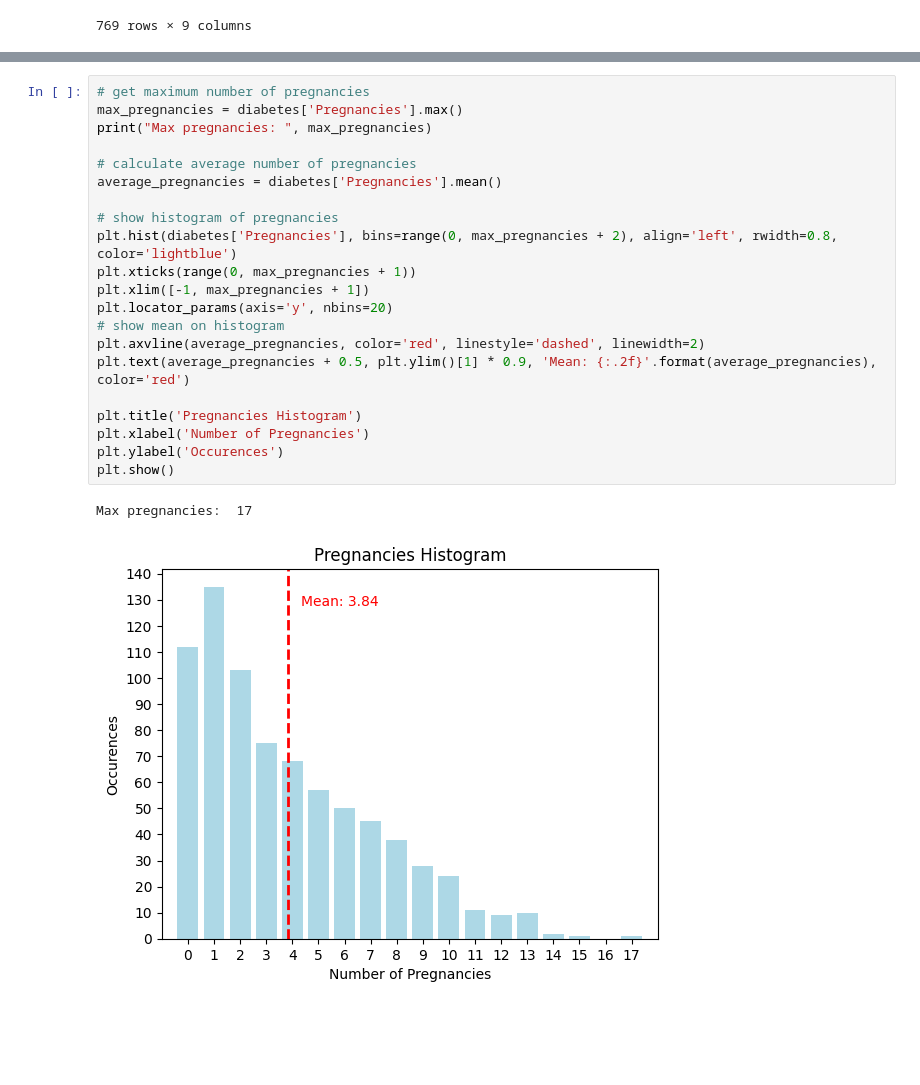
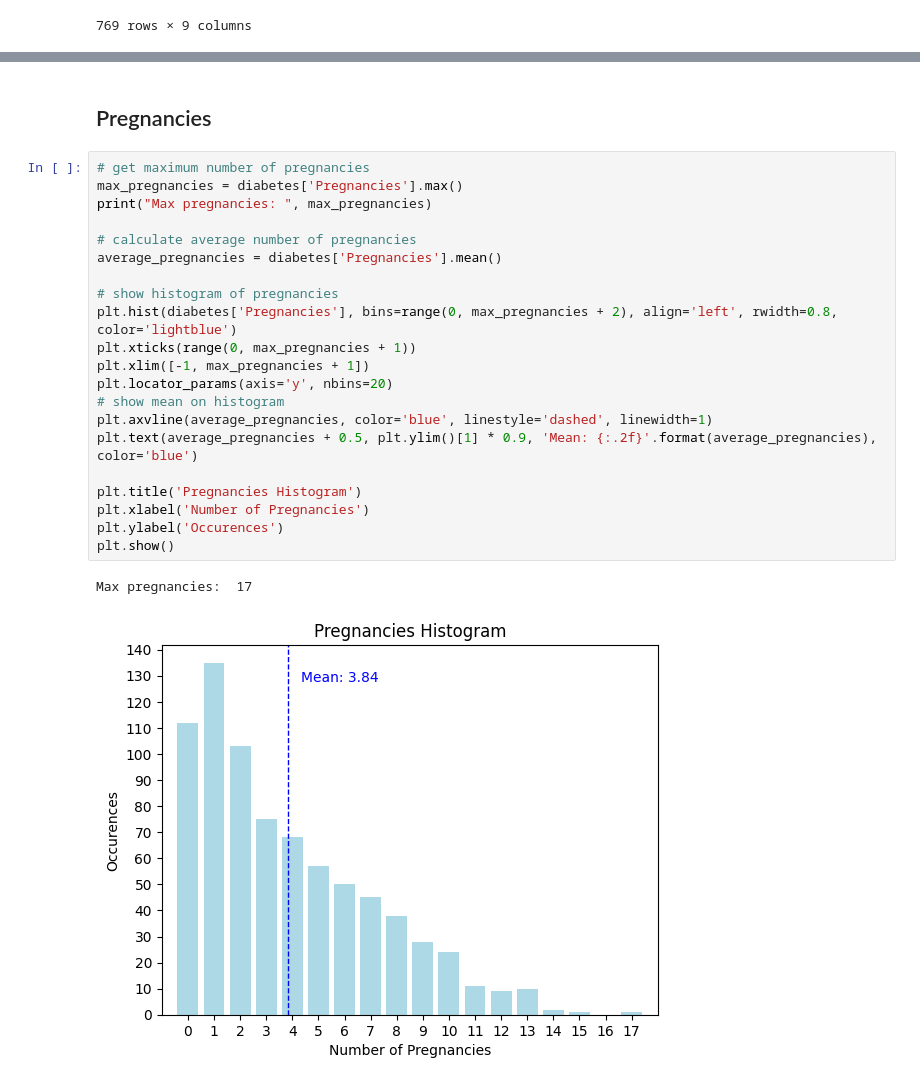
Before and after one commit to Bluxen/DA-Project1, a Jupyter notebook: 13_diabetes_prediction.ipynb, the cells around one changed output, grey strips where cells are left out. Saved outputs shown, nothing was run; the diff lists cells and outputs as text; blank space fills up the shorter version.

```diff
--- a/13_diabetes_prediction.ipynb
+++ b/13_diabetes_prediction.ipynb
@@ -43,24 +43,26 @@ The diabetes dataset is a widely used dataset in machine learning and healthcare
+# %% [markdown]
+## Pregnancies
 # %%
 # get maximum number of pregnancies
 max_pregnancies = diabetes['Pregnancies'].max()
 print("Max pregnancies: ", max_pregnancies)
 
 # calculate average number of pregnancies
 average_pregnancies = diabetes['Pregnancies'].mean()
 
 # show histogram of pregnancies
 plt.hist(diabetes['Pregnancies'], bins=range(0, max_pregnancies + 2), align='left', rwidth=0.8, color='lightblue')
 plt.xticks(range(0, max_pregnancies + 1))
 plt.xlim([-1, max_pregnancies + 1])
 plt.locator_params(axis='y', nbins=20)
 # show mean on histogram
-plt.axvline(average_pregnancies, color='red', linestyle='dashed', linewidth=2)
-plt.text(average_pregnancies + 0.5, plt.ylim()[1] * 0.9, 'Mean: {:.2f}'.format(average_pregnancies), color='red')
+plt.axvline(average_pregnancies, color='blue', linestyle='dashed', linewidth=1)
+plt.text(average_pregnancies + 0.5, plt.ylim()[1] * 0.9, 'Mean: {:.2f}'.format(average_pregnancies), color='blue')
 
 plt.title('Pregnancies Histogram')
 plt.xlabel('Number of Pregnancies')
 plt.ylabel('Occurences')
 plt.show()
 # %% [output]
 Max pregnancies:  17
-[figure, old version]
+[figure, new version]
```
Also changed, not shown: parts of 3 cells of this notebook.
